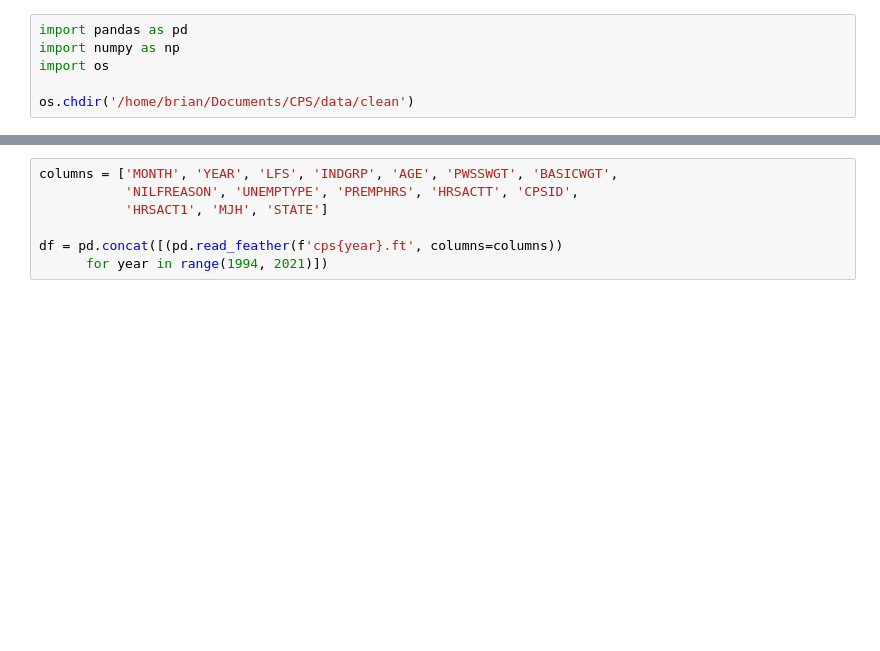
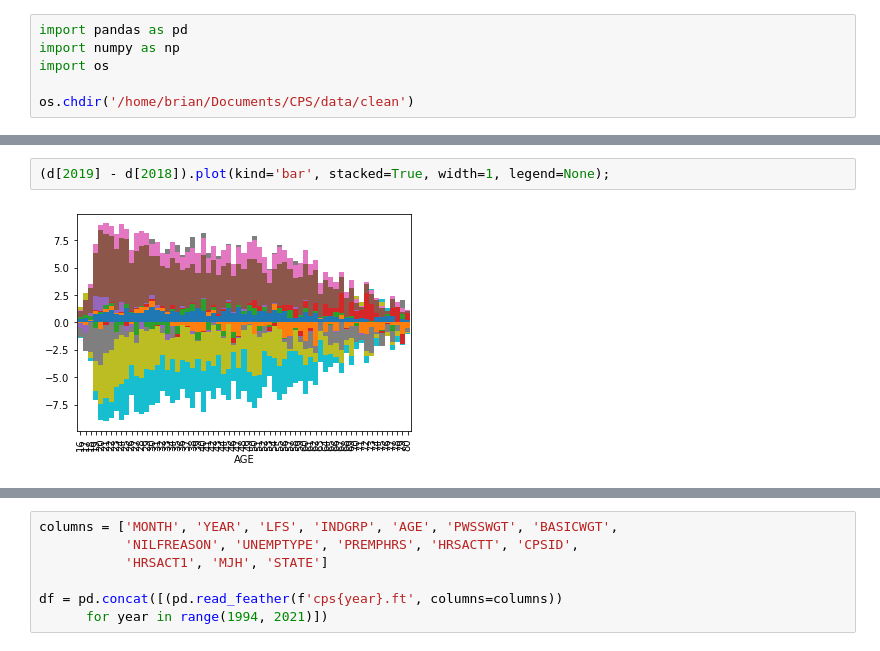
Before and after one commit to bdecon/blog_posts, a Jupyter notebook: Overworked.ipynb, the cells around one changed output, grey strips where cells are left out. Saved outputs shown, nothing was run; the diff lists cells and outputs as text; blank space fills up the shorter version.

```diff
--- a/Overworked.ipynb
+++ b/Overworked.ipynb
@@ -8,0 +69,4 @@ os.chdir('/home/brian/Documents/CPS/data/clean')
+# %%
+(d[2019] - d[2018]).plot(kind='bar', stacked=True, width=1, legend=None);
+# %% [output]
+[figure, added]
```
Also changed, not shown: parts of 14 cells of this notebook, 9 other files.
